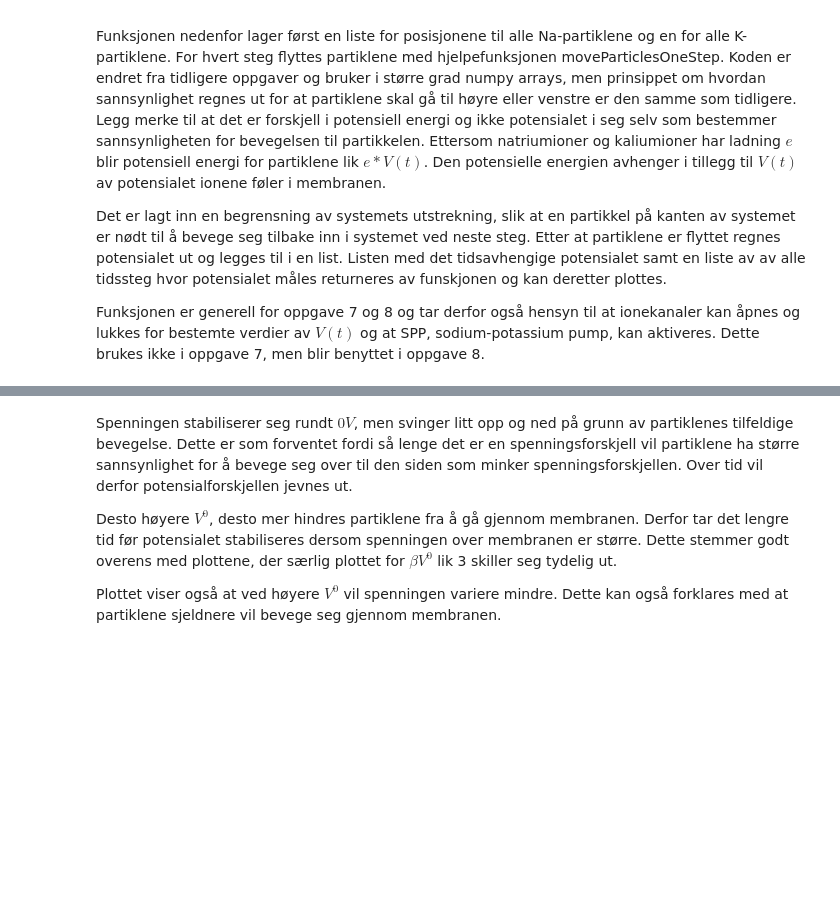
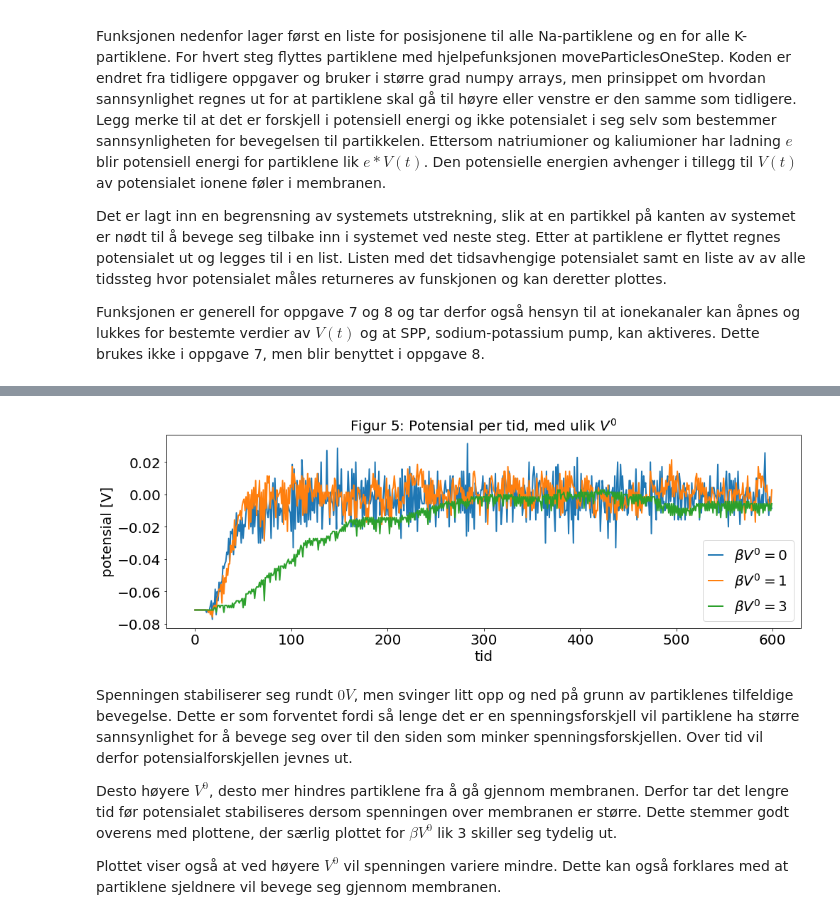
Before and after one commit to sigriaun/vitber-prosjekt3, a Jupyter notebook: prosjekt3.ipynb, the cells around one changed output, grey strips where cells are left out. Saved outputs shown, nothing was run; the diff lists cells and outputs as text; code cells hidden in the pictures; blank space fills up the shorter version.

```diff
--- a/prosjekt3.ipynb
+++ b/prosjekt3.ipynb
@@ -574,30 +586,32 @@ def SPP(NaPos,KPos):  #sodium potassium-pump
 # %%
-T0=273+37
+T0=310
 kb=scipy.constants.k #Boltzmanns konstant
 beta=1/(kb*T0)
 
 
 V0=1/beta
 nt=600
 
 
 
 #V0*beta=0
 tList,VtList0=randomWalkMembrane(nt,Na0_out,Na0_in,K0_out,K0_in,0,0,0)
 #V0*beta=1
 tList,VtList1=randomWalkMembrane(nt,Na0_out,Na0_in,K0_out,K0_in,V0,V0,0)
 #V0*beta=3
 tList,VtList3=randomWalkMembrane(nt,Na0_out,Na0_in,K0_out,K0_in,V0*3,V0*3,0)
 
 #plotter
 plt.plot(tList,VtList0,label=r"$\beta V^0=0$")
 plt.plot(tList,VtList1,label=r"$\beta V^0=1$")
 plt.plot(tList,VtList3,label=r"$\beta V^0=3$")
 plt.xlabel("tid")
 plt.ylabel("potensial [V]")
 plt.legend()
 plt.title("Figur 5: Potensial per tid, med ulik " +   r'$V^0$')
 plt.show()
+# %% [output]
+[figure, added]
 # %% [markdown]
 Spenningen stabiliserer seg rundt $0 V$, men svinger litt opp og ned på grunn av partiklenes tilfeldige bevegelse. Dette er som forventet fordi så lenge det er en spenningsforskjell vil partiklene ha større sannsynlighet for å bevege seg over til den siden som minker spenningsforskjellen. Over tid vil derfor potensialforskjellen jevnes ut.
 
```
Also changed, not shown: parts of 15 cells of this notebook.
